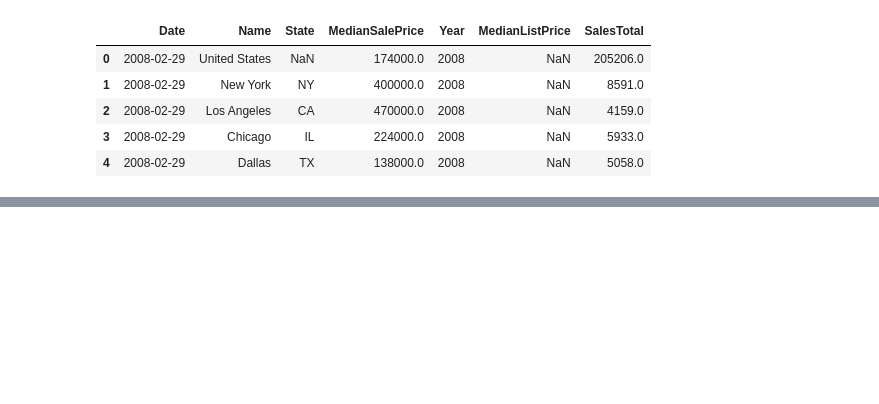
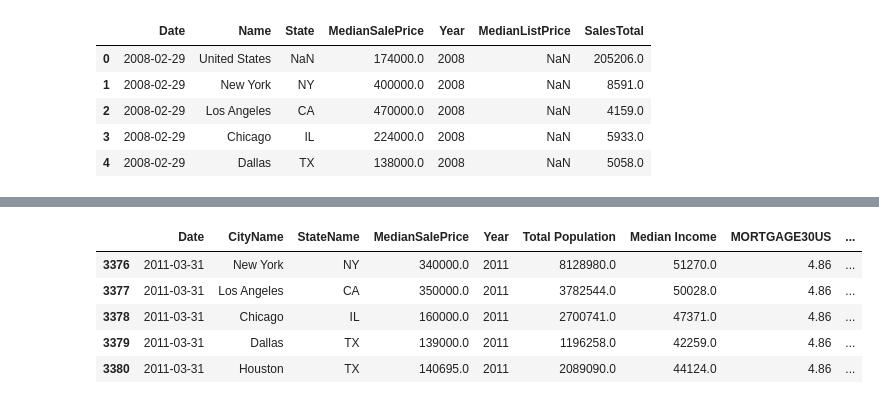
Before and after one commit to Ishicka/The-Seven, a Jupyter notebook: merge_data.ipynb, the cells around one changed output, grey strips where cells are left out. Drawn from its saved outputs; the diff is of its cells as text; code cells hidden in the pictures; blank space fills up the shorter version.

```diff
--- a/merge_data.ipynb
+++ b/merge_data.ipynb
@@ -272,0 +266,6 @@ df.to_csv('sam-resources/data.csv', index=False)
+# %%
+# Drop the 'MedianListPrice' and 'SalesTotal' columns from df
+df = df.drop(columns=['MedianListPrice', 'SalesTotal'])
+# Drop all rows with nan values in the 'Unemployment Rate' column
+df = df.dropna(subset=['Unemployment Rate'])
+df.to_csv('sam-resources/data.csv', index=False)
@@ -272,0 +287,9 @@ df.to_csv('sam-resources/data.csv', index=False)
+# %%
+df.head()
+# %% [output]
+|  | Date | CityName | StateName | MedianSalePrice | Year | Total Population | Median Income | MORTGAGE30US | ... |
+| 3376 | 2011-03-31 | New York | NY | 340000.0 | 2011 | 8128980.0 | 51270.0 | 4.86 | ... |
+| 3377 | 2011-03-31 | Los Angeles | CA | 350000.0 | 2011 | 3782544.0 | 50028.0 | 4.86 | ... |
+| 3378 | 2011-03-31 | Chicago | IL | 160000.0 | 2011 | 2700741.0 | 47371.0 | 4.86 | ... |
+| 3379 | 2011-03-31 | Dallas | TX | 139000.0 | 2011 | 1196258.0 | 42259.0 | 4.86 | ... |
+| 3380 | 2011-03-31 | Houston | TX | 140695.0 | 2011 | 2089090.0 | 44124.0 | 4.86 | ... |
```
Also changed, not shown: parts of 15 cells of this notebook, 3 other files.
